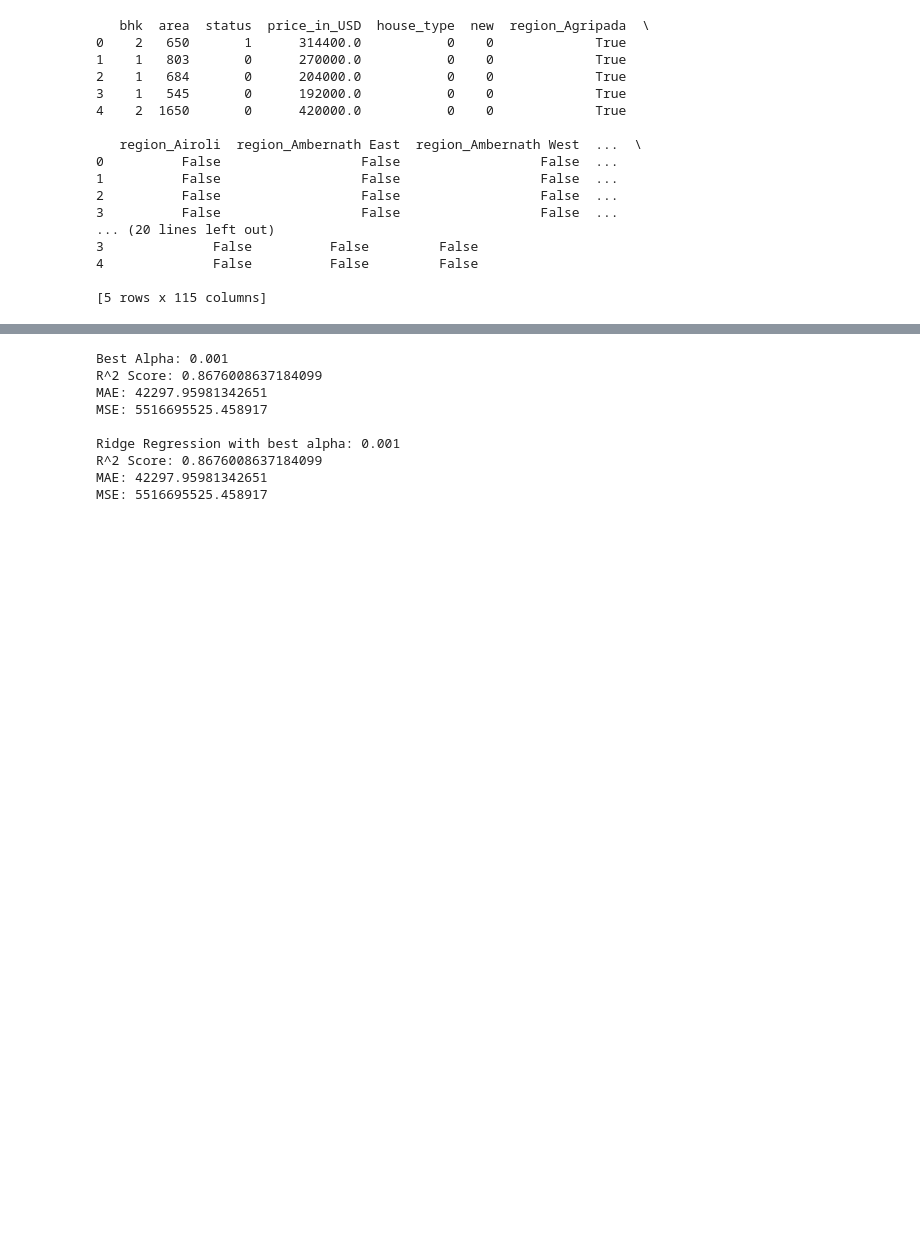
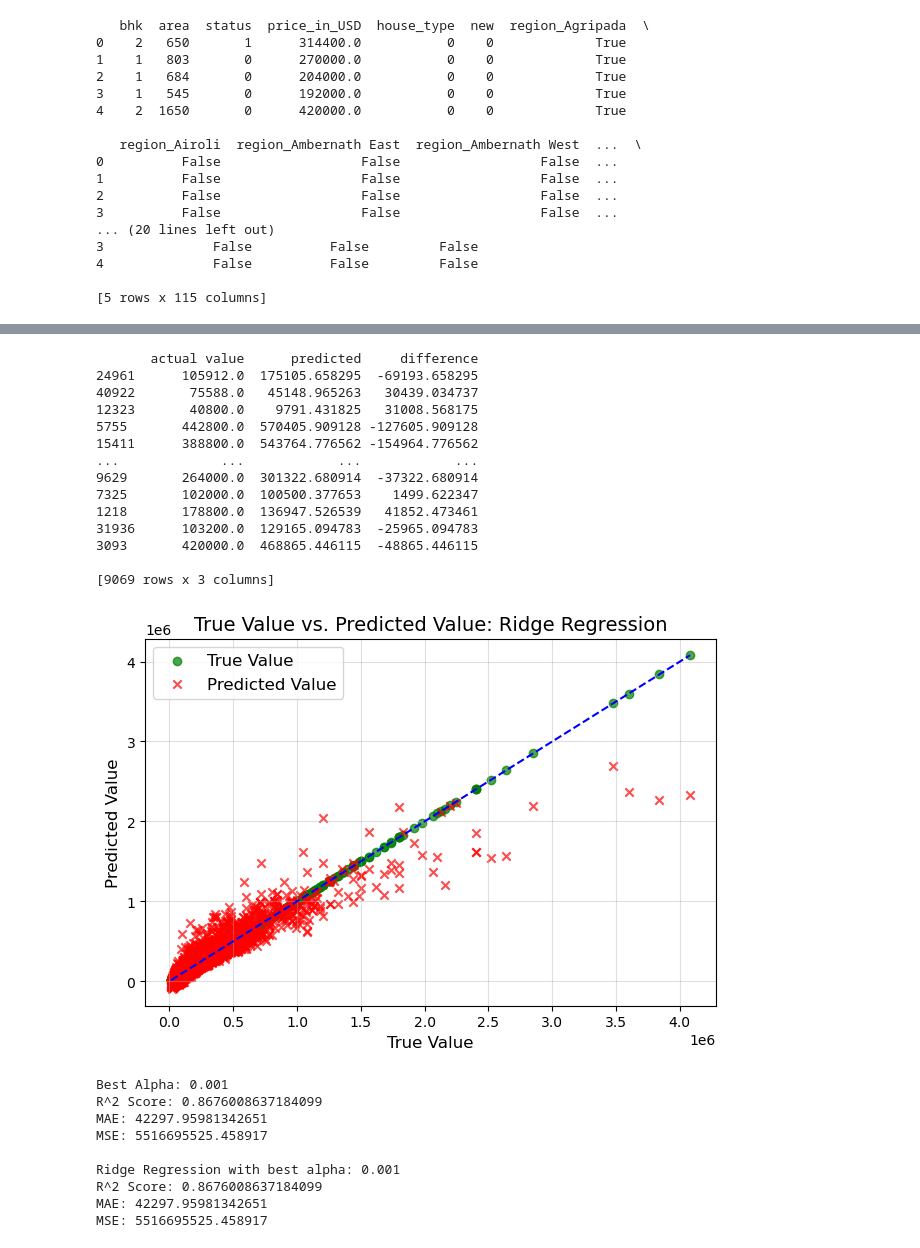
Before and after one commit to MinhPhucLe/Machine-Learning-Project-2023.2, a Jupyter notebook: nam/ridge_regression.ipynb, the cells around one changed output, grey strips where cells are left out. Saved outputs shown, nothing was run; the diff lists cells and outputs as text; code cells hidden in the pictures; blank space fills up the shorter version.

```diff
--- a/nam/ridge_regression.ipynb
+++ b/nam/ridge_regression.ipynb
@@ -63,3 +161,36 @@ X_train, X_test, Y_train, Y_test = train_test_split(X , Y ,test_size = 0.2, rand
+# %%
+# Create a DataFrame to compare actual and predicted values
+pred_table = pd.DataFrame(data={"actual value": Y_test, "predicted": Y_pred})
+pred_table["difference"] = pred_table["actual value"] - pred_table["predicted"]
+print(pred_table)
+
+# Scatter plot for true vs predicted values
+plt.scatter(Y_test, Y_test, c='green', marker='o', label='True Value', alpha=0.7)
+plt.scatter(Y_test, Y_pred, c='red', marker='x', label='Predicted Value', alpha=0.7)
+plt.xlabel("True Value", fontsize=12)
+plt.ylabel("Predicted Value", fontsize=12)
+plt.title("True Value vs. Predicted Value: Ridge Regression", fontsize=14)
+plt.legend(fontsize=12)
+plt.plot([min(Y_test), max(Y_test)], [min(Y_test), max(Y_test)], linestyle='--', color='blue')
+plt.grid(alpha=0.4)
+plt.tight_layout()
+plt.show()
+# %% [output]
+       actual value      predicted     difference
+24961      105912.0  175105.658295  -69193.658295
+40922       75588.0   45148.965263   30439.034737
+12323       40800.0    9791.431825   31008.568175
+5755       442800.0  570405.909128 -127605.909128
+15411      388800.0  543764.776562 -154964.776562
+...             ...            ...            ...
+9629       264000.0  301322.680914  -37322.680914
+7325       102000.0  100500.377653    1499.622347
+1218       178800.0  136947.526539   41852.473461
+31936      103200.0  129165.094783  -25965.094783
+3093       420000.0  468865.446115  -48865.446115
+
+[9069 rows x 3 columns]
+[figure, added]
 # %%
 from sklearn.model_selection import KFold
 # Feature Scaling (using StandardScaler)
```
Also changed, not shown: parts of 8 cells of this notebook, 3 other files.
